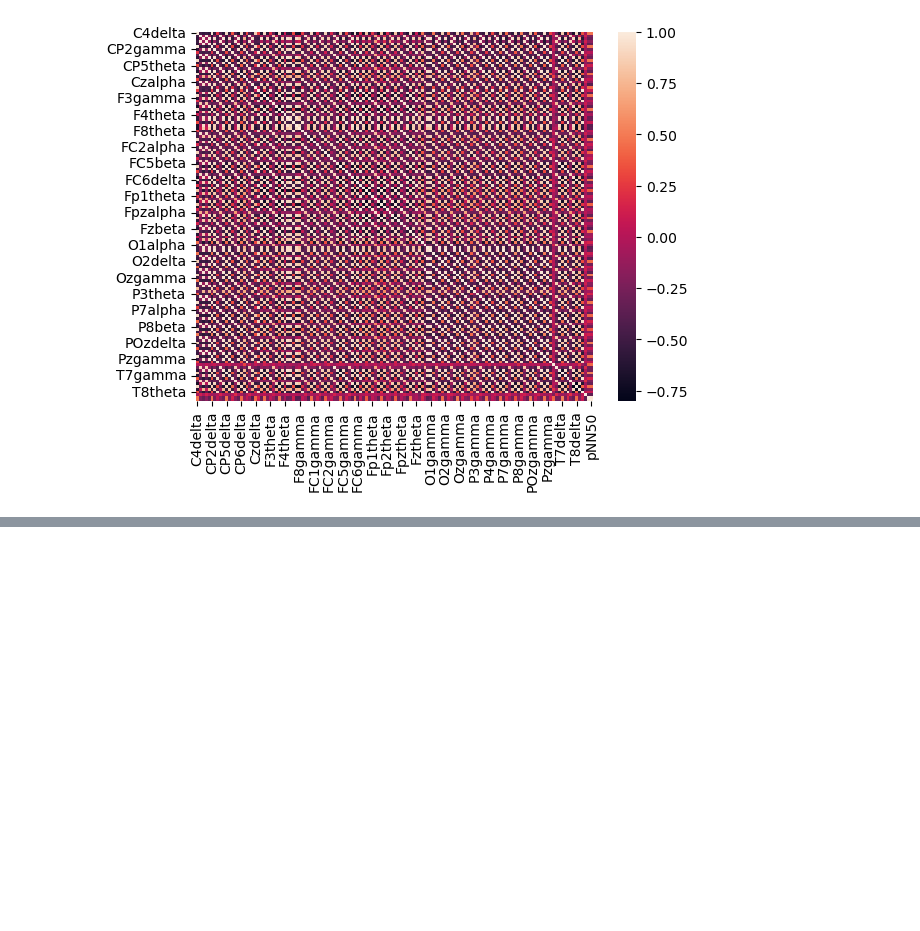
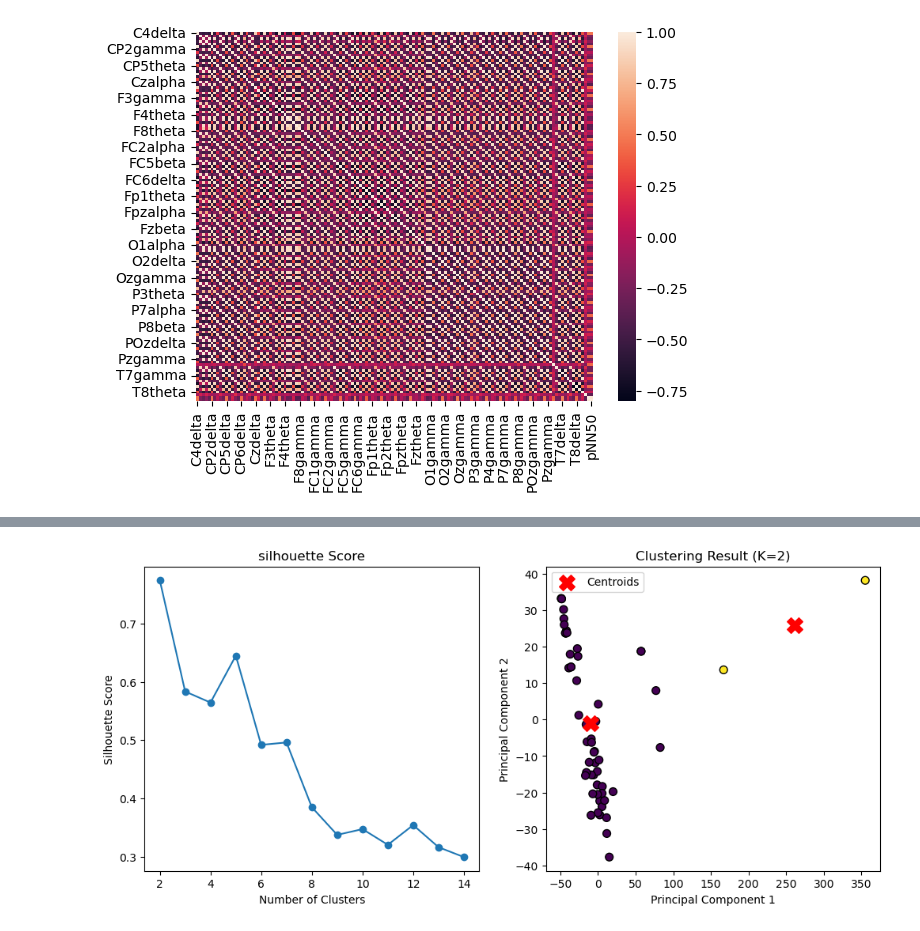
Before and after one commit to Esoh124/B2X_2nd_Year_3rd_Pilot_Customizing, a Jupyter notebook: python/clustering.ipynb, the cells around one changed output, grey strips where cells are left out. Drawn from its saved outputs; the diff is of its cells as text; code cells hidden in the pictures; blank space fills up the shorter version.

Commit message:
clustering_tmp

```diff
--- a/python/clustering.ipynb
+++ b/python/clustering.ipynb
@@ -191,0 +164,20 @@ for k in range(5):
+# %%
+def k_means_modeling(data, k):
+    model = KMeans(n_clusters = k, random_state = 5, n_init = "auto").fit(data)
+    pyLabels = model.labels_
+    print(f"The K-means silhouette score with {k} clusters is {silhouette_score(data, pyLabels, metric='euclidean')}")
+
+    return silhouette_score(data, pyLabels, metric = 'manhattan'), model
+
+# K-means without backward elimination
+kmeans_shiluette= []
+data = selected_df
+best_k = 1
+
+print("***********K-means**************")
+for k in range(2, 15):
+    new_criteria, new_model = k_means_modeling(data, k)
+    kmeans_shiluette.append(new_criteria)
+    if(new_criteria == max(kmeans_shiluette)):
+        best_model = new_model
+        best_k = k
@@ -191,0 +199,28 @@ for k in range(5):
+# %%
+# ----------------------- plotting -----------------------------------
+fig, axs = plt.subplots(1, 2, figsize = (12, 5))
+
+n_clusters = range(2, 15)
+axs[0].set_title('silhouette Score')
+axs[0].plot(n_clusters, kmeans_shiluette, marker='o')
+axs[0].set_xlabel('Number of Clusters')
+axs[0].set_ylabel('Silhouette Score')
+
+# Scatter plot
+# use PCA to plot the clutering result
+best_n_clusters = best_k  # 예시로 4개의 클러스터를 사용
+labels = best_model.labels_
+
+pca = PCA(n_components = 2) # 2D로 나타내기 위해 우선은 2로
+reduced_X = pca.fit_transform(selected_df)
+
+axs[1].set_title(f'Clustering Result (K={best_n_clusters})')
+axs[1].scatter(reduced_X[:, 0], reduced_X[:, 1], c=labels, cmap='viridis', edgecolor='k', s=50)
+axs[1].scatter(pca.transform(best_model.cluster_centers_)[:, 0], pca.transform(best_model.cluster_centers_)[:, 1],
+            marker='X', s=200, color='red', label='Centroids')
+axs[1].set_xlabel('Principal Component 1')
+axs[1].set_ylabel('Principal Component 2')
+axs[1].legend()
+plt.show()
+# %% [output]
+[figure, added]
```
Also changed, not shown: parts of 15 cells of this notebook, 2 other files.
